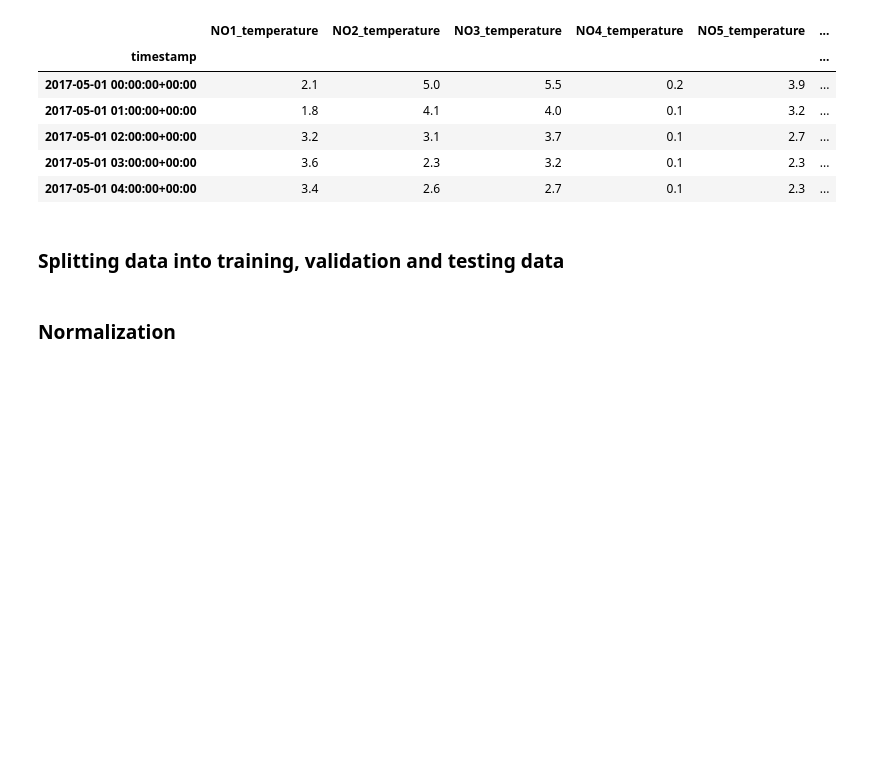
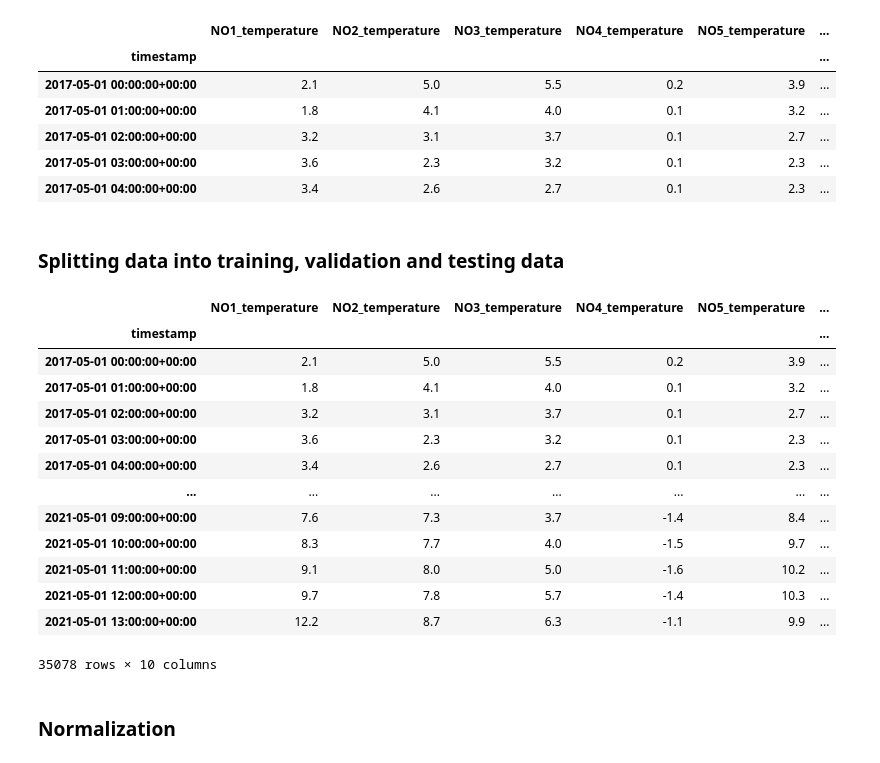
Before and after one commit to jatobro/it3030-deep-learning, a Jupyter notebook: timeseries/data.ipynb, the cells around one changed output. Saved outputs shown, nothing was run; the diff lists cells and outputs as text; code cells hidden in the pictures; blank space fills up the shorter version.

```diff
--- a/timeseries/data.ipynb
+++ b/timeseries/data.ipynb
@@ -169,9 +168,37 @@ data.head()
 # %%
 train, test = train_test_split(data, test_size=0.2, train_size=0.8, shuffle=False)
 train, val = train_test_split(train, test_size=0.25, shuffle=False)
 
-test.to_csv("test.csv", index=True)
-val.to_csv("validation.csv", index=True)
+test_only_weather = test.copy()
+val_only_weather = val.copy()
+
+# removing future consumption data
+for feature in cons_features:
+    test_only_weather[feature] = float("nan")
+    val_only_weather[feature] = float("nan")
+
+test.drop(temp_features, axis=1, inplace=True)
+val.drop(temp_features, axis=1, inplace=True)
+
+test.to_csv("test.csv", index=False)
+val.to_csv("val.csv", index=False)
+
+train
+# %% [output]
+|  | NO1_temperature | NO2_temperature | NO3_temperature | NO4_temperature | NO5_temperature | ... |
+| timestamp |  |  |  |  |  | ... |
+| 2017-05-01 00:00:00+00:00 | 2.1 | 5.0 | 5.5 | 0.2 | 3.9 | ... |
+| 2017-05-01 01:00:00+00:00 | 1.8 | 4.1 | 4.0 | 0.1 | 3.2 | ... |
+| 2017-05-01 02:00:00+00:00 | 3.2 | 3.1 | 3.7 | 0.1 | 2.7 | ... |
+| 2017-05-01 03:00:00+00:00 | 3.6 | 2.3 | 3.2 | 0.1 | 2.3 | ... |
+| 2017-05-01 04:00:00+00:00 | 3.4 | 2.6 | 2.7 | 0.1 | 2.3 | ... |
+| ... | ... | ... | ... | ... | ... | ... |
+| 2021-05-01 09:00:00+00:00 | 7.6 | 7.3 | 3.7 | -1.4 | 8.4 | ... |
+| 2021-05-01 10:00:00+00:00 | 8.3 | 7.7 | 4.0 | -1.5 | 9.7 | ... |
+| 2021-05-01 11:00:00+00:00 | 9.1 | 8.0 | 5.0 | -1.6 | 10.2 | ... |
+| 2021-05-01 12:00:00+00:00 | 9.7 | 7.8 | 5.7 | -1.4 | 10.3 | ... |
+| 2021-05-01 13:00:00+00:00 | 12.2 | 8.7 | 6.3 | -1.1 | 9.9 | ... |
+35078 rows × 10 columns
 # %% [markdown]
 ### Normalization
 # %%
```
Also changed, not shown: parts of 6 cells of this notebook, 1 other file.
